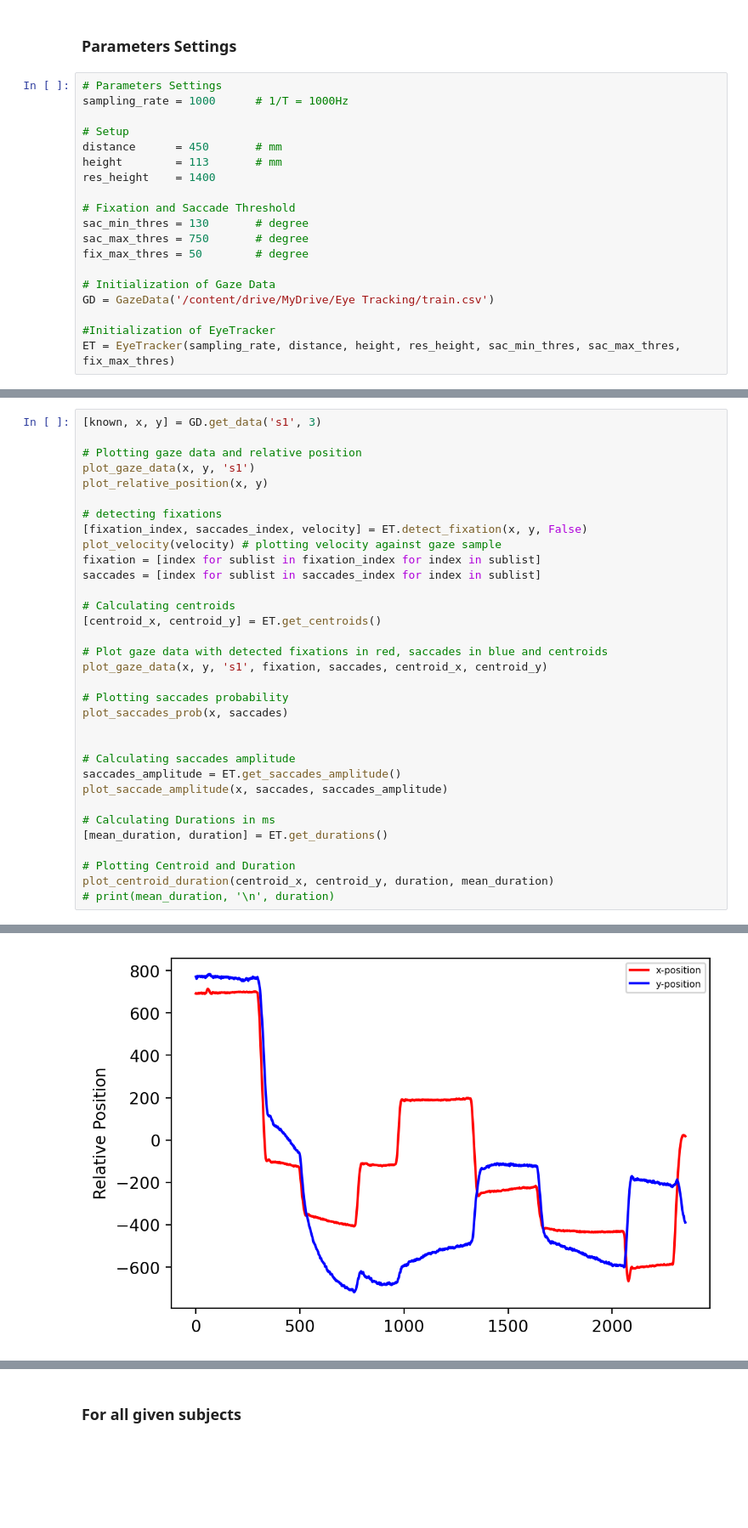
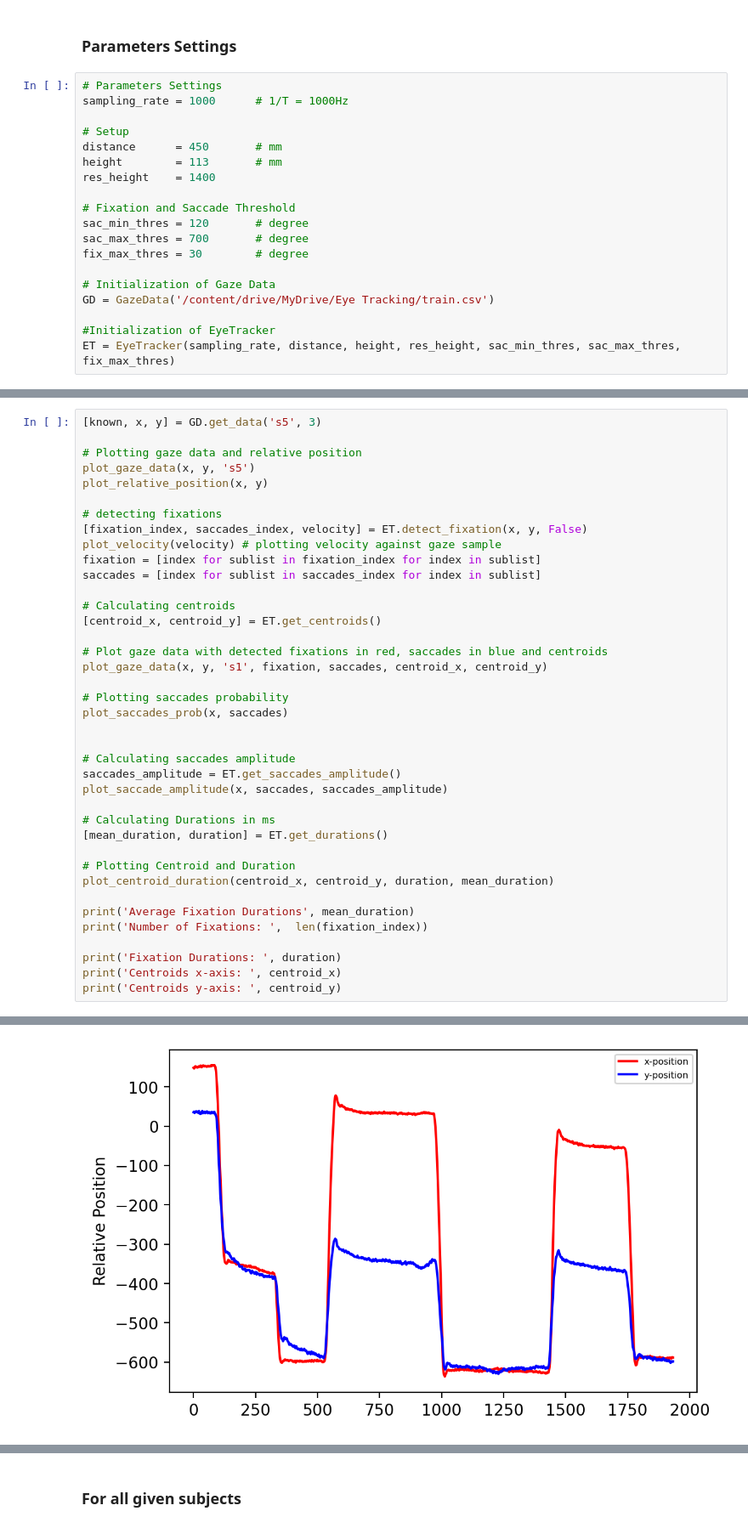
Before and after one commit to OluwaseunOjeleye/Eye-Tracking, a Jupyter notebook: Eyetracking.ipynb, the cells around one changed output, grey strips where cells are left out. Shown at 85% size. Drawn from its saved outputs; the diff is of its cells as text; blank space fills up the shorter version.

```diff
--- a/Eyetracking.ipynb
+++ b/Eyetracking.ipynb
@@ -253,9 +253,9 @@ height        = 113       # mm
 res_height    = 1400
 
 # Fixation and Saccade Threshold
-sac_min_thres = 130       # degree
-sac_max_thres = 750       # degree
-fix_max_thres = 50        # degree
+sac_min_thres = 120       # degree
+sac_max_thres = 700       # degree
+fix_max_thres = 30        # degree
 
 # Initialization of Gaze Data
 GD = GazeData('/content/drive/MyDrive/Eye Tracking/train.csv')
@@ -283,8 +283,8 @@ Fix max:  4890.757603937159
 # %%
-[known, x, y] = GD.get_data('s1', 3)
+[known, x, y] = GD.get_data('s5', 3)
 
 # Plotting gaze data and relative position
-plot_gaze_data(x, y, 's1')
+plot_gaze_data(x, y, 's5')
 plot_relative_position(x, y)
 
 # detecting fixations
@@ -312,5 +312,11 @@ plot_saccade_amplitude(x, saccades, saccades_amplitude)
 
 # Plotting Centroid and Duration
 plot_centroid_duration(centroid_x, centroid_y, duration, mean_duration)
-# print(mean_duration, '\n', duration)
+
+print('Average Fixation Durations', mean_duration)
+print('Number of Fixations: ',  len(fixation_index))
+
+print('Fixation Durations: ', duration)
+print('Centroids x-axis: ', centroid_x)
+print('Centroids y-axis: ', centroid_y)
 # %% [output]
@@ -318 +324 @@ plot_centroid_duration(centroid_x, centroid_y, duration, mean_duration)
-[figure, old version]
+[figure, new version]
```
Also changed, not shown: parts of 5 cells of this notebook, 1 other file.
